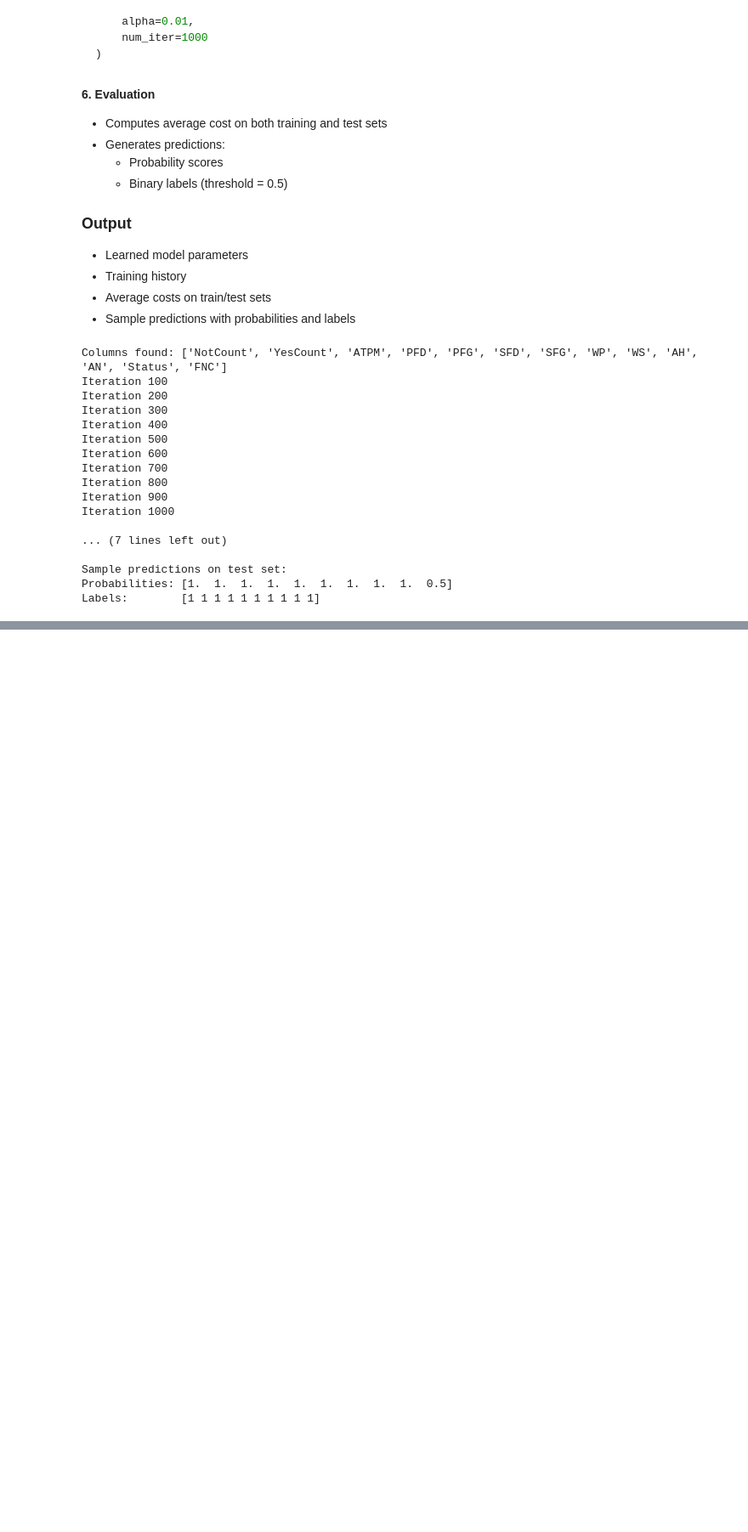
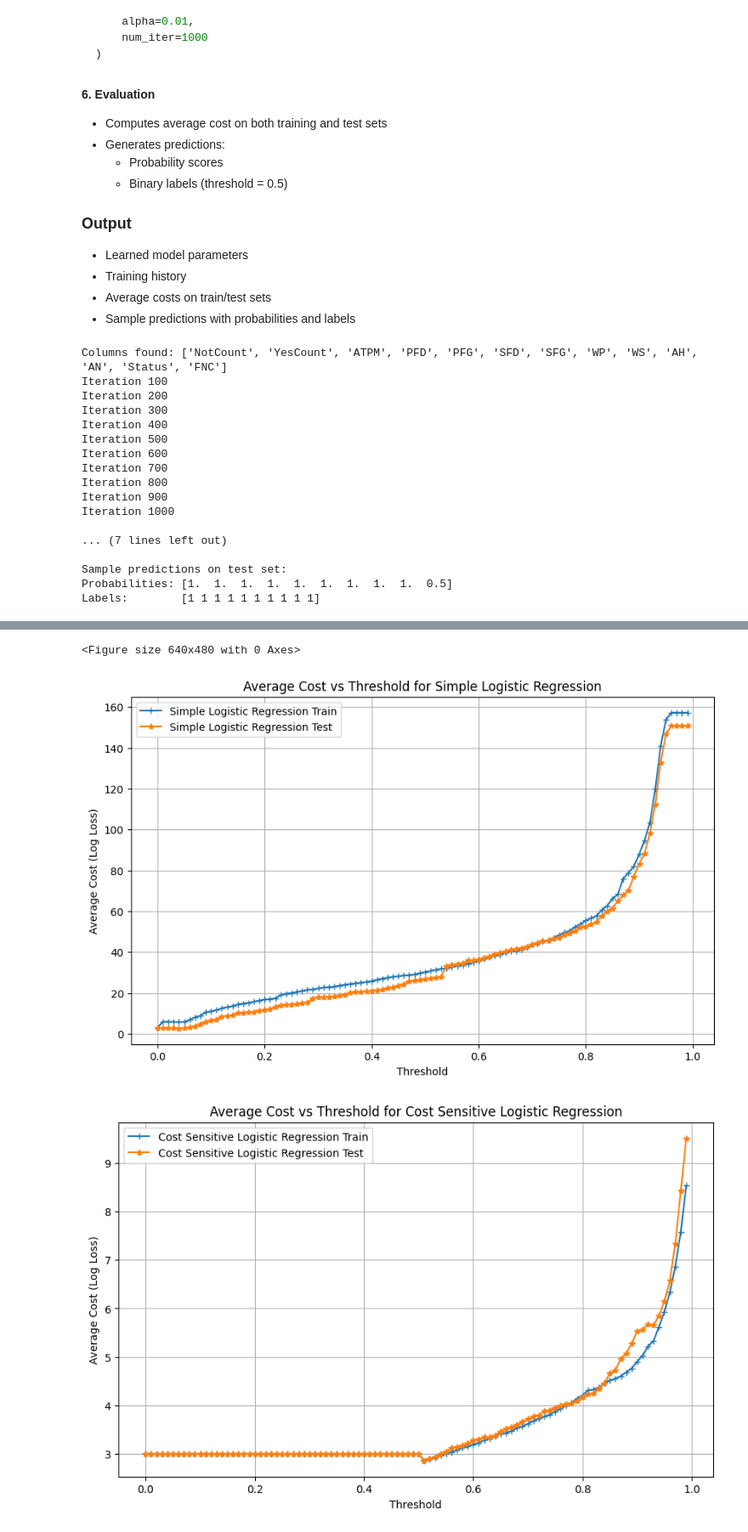
Before and after one commit to vishnuDvardhan/Fraud_assign2, a Jupyter notebook: Cost_sensitiveLogixtic_Regression.ipynb, the cells around one changed output, grey strips where cells are left out. Shown at 85% size. Drawn from its saved outputs; the diff is of its cells as text; code cells hidden in the pictures; blank space fills up the shorter version.

```diff
--- a/Cost_sensitiveLogixtic_Regression.ipynb
+++ b/Cost_sensitiveLogixtic_Regression.ipynb
@@ -357,0 +430,28 @@ plt.show()
+# %%
+plt.clf()
+
+# First figure: Simple Logistic Regression
+plt.figure(figsize=(10,6))
+plt.plot(thresholds, avg_costs_simple_lr_train, marker='+', label='Simple Logistic Regression Train')
+plt.plot(thresholds, avg_costs_simple_lr_test, marker='*', label='Simple Logistic Regression Test')
+plt.legend()
+plt.xlabel('Threshold')
+plt.ylabel('Average Cost')
+plt.title('Average Cost vs Threshold for Simple Logistic Regression')
+plt.grid(True)
+plt.show()
+
+# Second figure: Cost Sensitive Logistic Regression
+plt.figure(figsize=(10,6))
+plt.plot(thresholds, avg_costs_cost_sensitive_lr_train, marker='+', label='Cost Sensitive Logistic Regression Train')
+plt.plot(thresholds, avg_costs_cost_sensitive_lr_test, marker='*', label='Cost Sensitive Logistic Regression Test')
+plt.legend()
+plt.xlabel('Threshold')
+plt.ylabel('Average Cost ')
+plt.title('Average Cost vs Threshold for Cost Sensitive Logistic Regression')
+plt.grid(True)
+plt.show()
+# %% [output]
+<Figure size 640x480 with 0 Axes>
+[figure, added]
+[figure, added]
```
Also changed, not shown: parts of 4 cells of this notebook.
